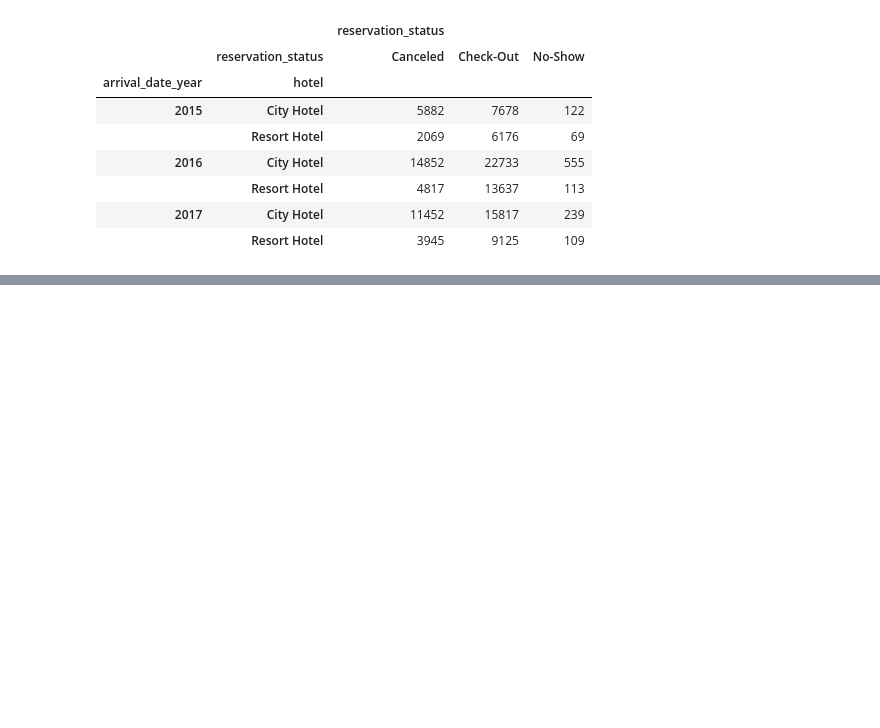
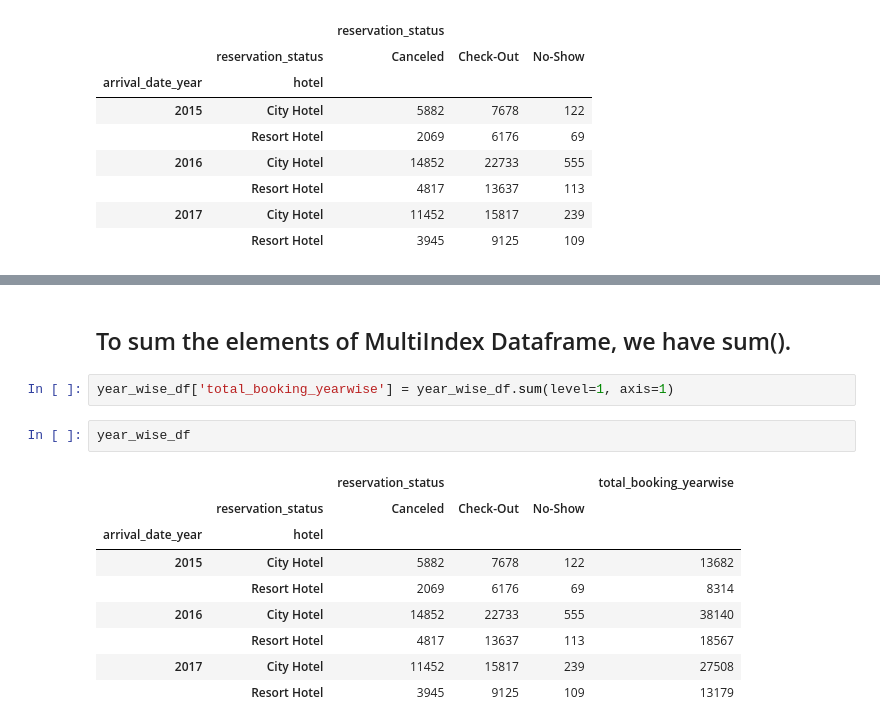
Before and after one commit to DebarajPurohit/Hotel_booking_analysis, a Jupyter notebook: Hotel_Booking_Analysis_Capstone_Project.ipynb, the cells around one changed output, grey strips where cells are left out. Cells and saved outputs as stored; diff of their text form; blank space fills up the shorter version.

```diff
--- a/Hotel_Booking_Analysis_Capstone_Project.ipynb
+++ b/Hotel_Booking_Analysis_Capstone_Project.ipynb
@@ -100,0 +108,16 @@ year_wise_df
+# %% [markdown]
+## To sum the elements of MultiIndex Dataframe, we have sum().
+# %%
+year_wise_df['total_booking_yearwise'] = year_wise_df.sum(level=1, axis=1)
+# %%
+year_wise_df
+# %% [output]
+|  |  | reservation_status |  |  | total_booking_yearwise |
+|  | reservation_status | Canceled | Check-Out | No-Show |  |
+| arrival_date_year | hotel |  |  |  |  |
+| 2015 | City Hotel | 5882 | 7678 | 122 | 13682 |
+|  | Resort Hotel | 2069 | 6176 | 69 | 8314 |
+| 2016 | City Hotel | 14852 | 22733 | 555 | 38140 |
+|  | Resort Hotel | 4817 | 13637 | 113 | 18567 |
+| 2017 | City Hotel | 11452 | 15817 | 239 | 27508 |
+|  | Resort Hotel | 3945 | 9125 | 109 | 13179 |
```
Also changed, not shown: parts of 5 cells of this notebook.
